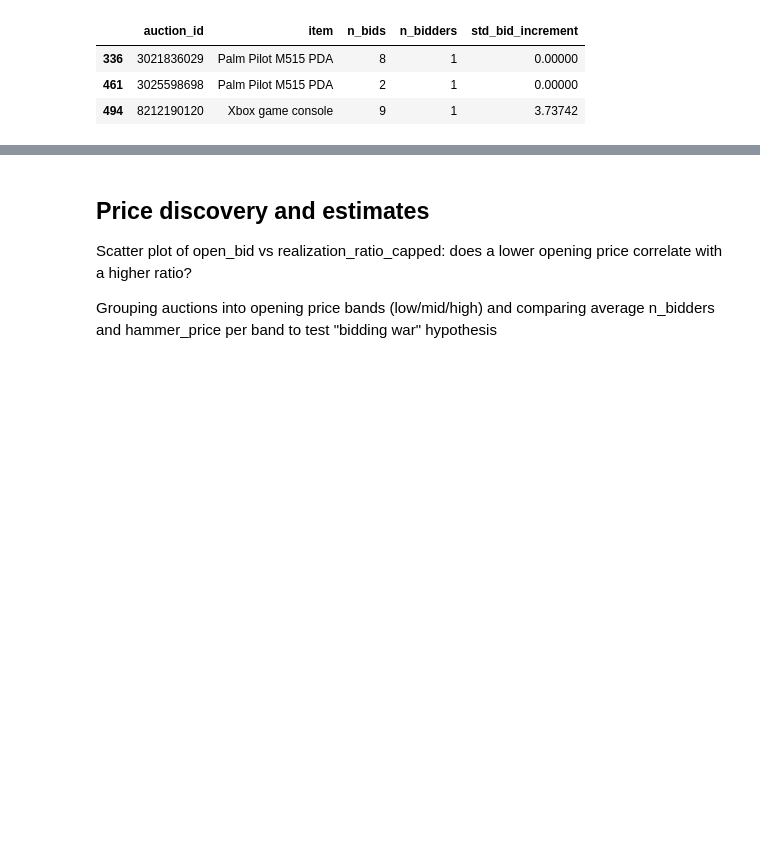
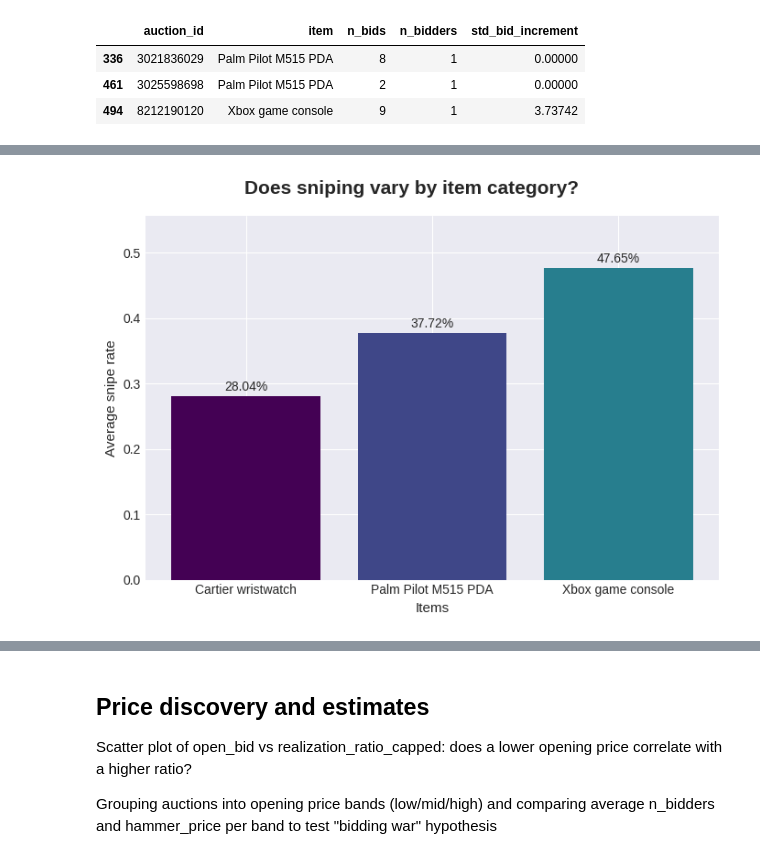
Before and after one commit to IreneGrisenti/Online_Auction_Analysis, a Jupyter notebook: notebooks/analysis.ipynb, the cells around one changed output, grey strips where cells are left out. Drawn from its saved outputs; the diff is of its cells as text; code cells hidden in the pictures; blank space fills up the shorter version.

```diff
--- a/notebooks/analysis.ipynb
+++ b/notebooks/analysis.ipynb
@@ -346,0 +357,34 @@ Visualise bid timing distribution with histogram of relative_bid_time to show th
+# %%
+auction_level_df["snipe_rate"] = auction_level_df["n_snipe_bids"] / auction_level_df["n_bids"]
+grouped_items_vs_snipe_rate = auction_level_df.groupby("item")["snipe_rate"].mean()
+
+
+fig3, ax = plt.subplots(figsize=(7, 5))
+fig3.suptitle("Does sniping vary by item category?", fontsize=15, fontweight="bold")
+
+bars = ax.bar(
+    grouped_items_vs_snipe_rate.index,
+    grouped_items_vs_snipe_rate.values,
+    color=PALETTE)
+
+
+for bar in bars:
+    height = bar.get_height()
+    ax.text(
+        bar.get_x() + bar.get_width()/2,
+        height + 0.005,
+        f"{height:.2%}",
+        ha="center",
+        va="bottom",
+        fontsize=10
+    )
+
+ax.set_xlabel("Items", fontsize=11)
+ax.set_ylabel("Average snipe rate", fontsize=11)
+ax.set_ylim(0, grouped_items_vs_snipe_rate.max() + 0.08)
+
+plt.tight_layout()
+plt.savefig("../img/03_snipe_rate_by_item.png", dpi=150, bbox_inches="tight")
+plt.show()
+# %% [output]
+[figure, added]
```
Also changed, not shown: parts of 11 cells of this notebook, 5 other files.
